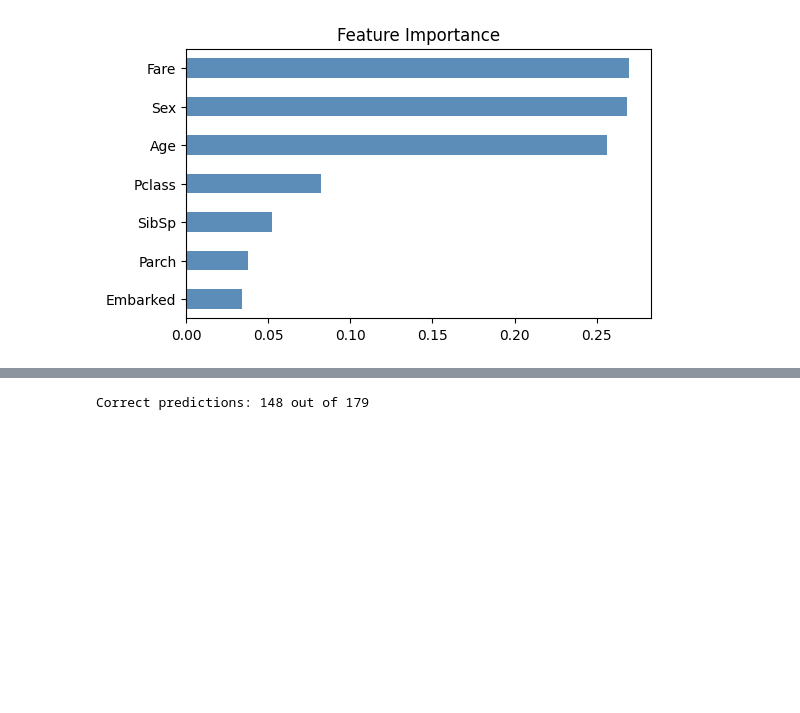
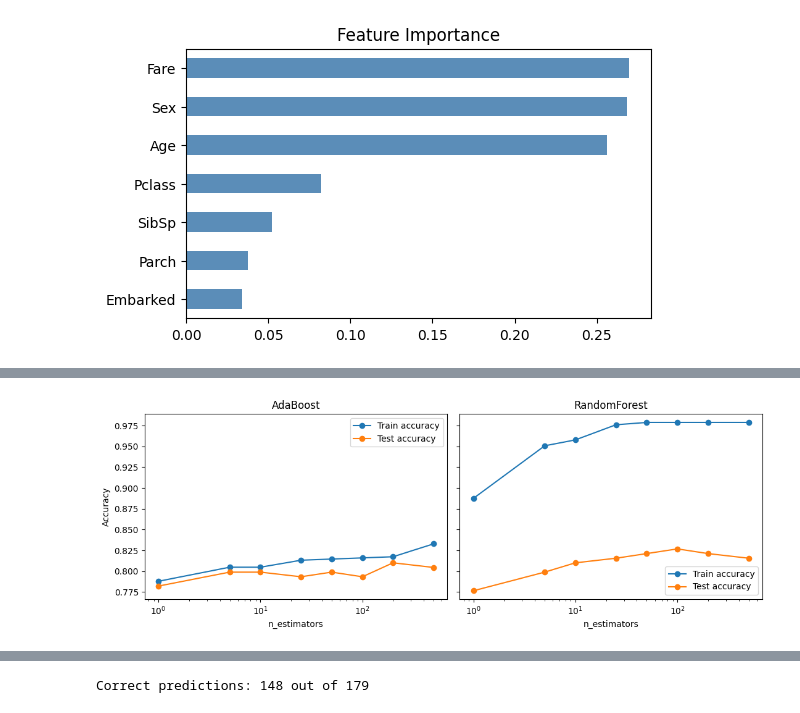
Before and after one commit to aniket123pathak/ML_mini_project, a Jupyter notebook: titanic_survival_prediction.ipynb, the cells around one changed output, grey strips where cells are left out. Saved outputs shown, nothing was run; the diff lists cells and outputs as text; code cells hidden in the pictures; blank space fills up the shorter version.

```diff
--- a/titanic_survival_prediction.ipynb
+++ b/titanic_survival_prediction.ipynb
@@ -169,7 +169,9 @@ models = {
     "Logistic Regression": LogisticRegression(max_iter=1000),
     "Decision Tree": DecisionTreeClassifier(max_depth=4, random_state=42),
     "Random Forest": RandomForestClassifier(n_estimators=100, random_state=42),
-    "AdaBoost": AdaBoostClassifier(n_estimators=50, random_state=42),
+    # weak learner = decision stump (tree with only 1 question); 50 stumps are built one after another
+    "AdaBoost": AdaBoostClassifier(estimator=DecisionTreeClassifier(max_depth=1),
+                                   n_estimators=50, learning_rate=1.0, random_state=42),
 }
 
 rows = []
@@ -250,0 +264,13 @@ plt.show()
+# %%
+n_list = [1, 5, 10, 25, 50, 100, 200, 500]
+rows = []
+for n in n_list:
+    ada = AdaBoostClassifier(estimator=DecisionTreeClassifier(max_depth=1),
+                             n_estimators=n, random_state=42).fit(X_train, y_train)
+    rf = RandomForestClassifier(n_estimators=n, random_state=42).fit(X_train, y_train)
+    rows.append({"n_estimators": n,
+                 "AdaBoost Train": ada.score(X_train, y_train), "AdaBoost Test": ada.score(X_test, y_test),
+                 "RandomForest Train": rf.score(X_train, y_train), "RandomForest Test": rf.score(X_test, y_test)})
+
+n_results = pd.DataFrame(rows).round(4)
+n_results
@@ -250,0 +287,10 @@ plt.show()
+# %%
+fig, ax = plt.subplots(1, 2, figsize=(11, 4), sharey=True)
+for a, name in zip(ax, ["AdaBoost", "RandomForest"]):
+    a.plot(n_results["n_estimators"], n_results[name + " Train"], marker="o", label="Train accuracy")
+    a.plot(n_results["n_estimators"], n_results[name + " Test"], marker="o", label="Test accuracy")
+    a.set_xscale("log"); a.set_xlabel("n_estimators"); a.set_title(name); a.legend()
+ax[0].set_ylabel("Accuracy")
+plt.tight_layout(); plt.show()
+# %% [output]
+[figure, added]
```
Also changed, not shown: parts of 11 cells of this notebook, 2 other files.
